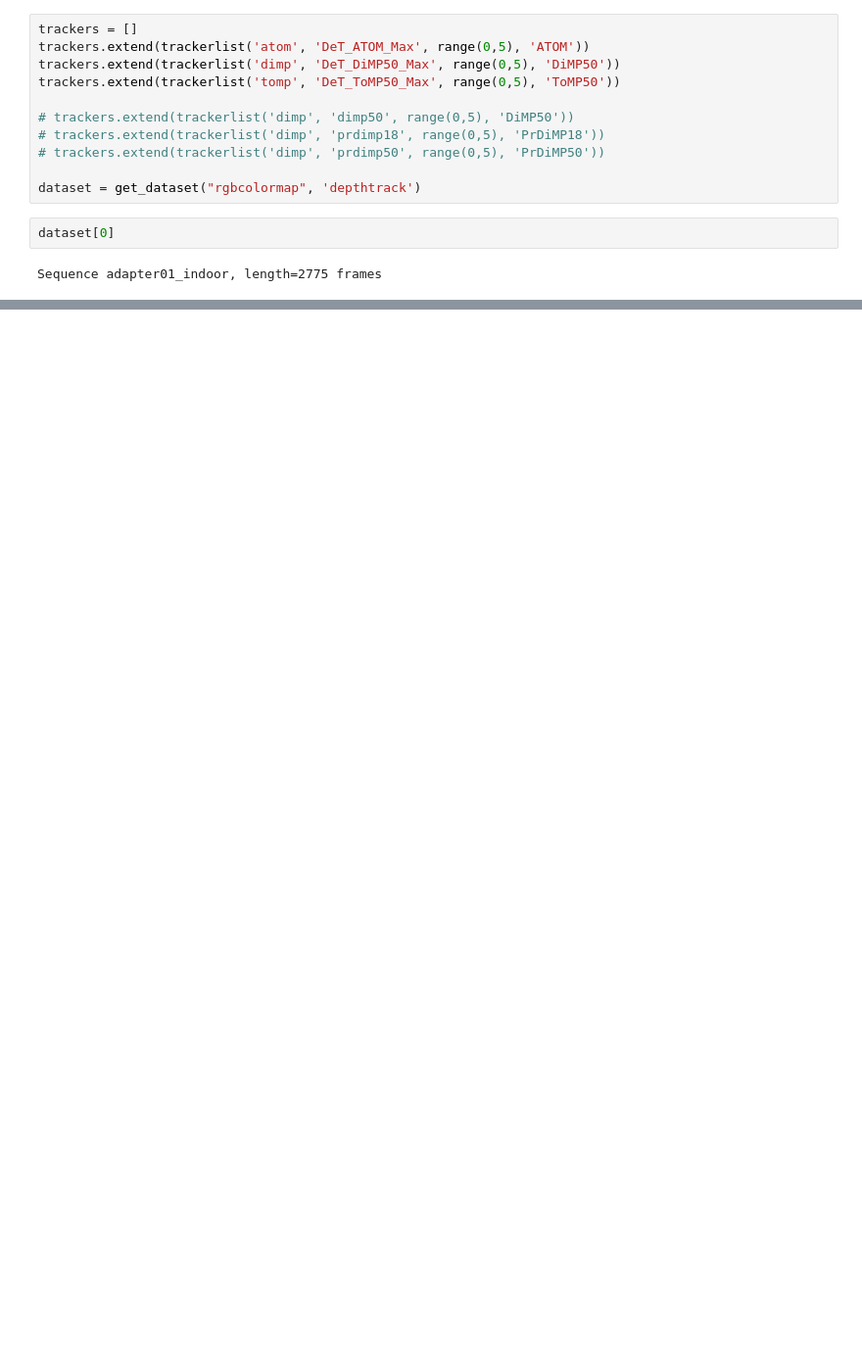
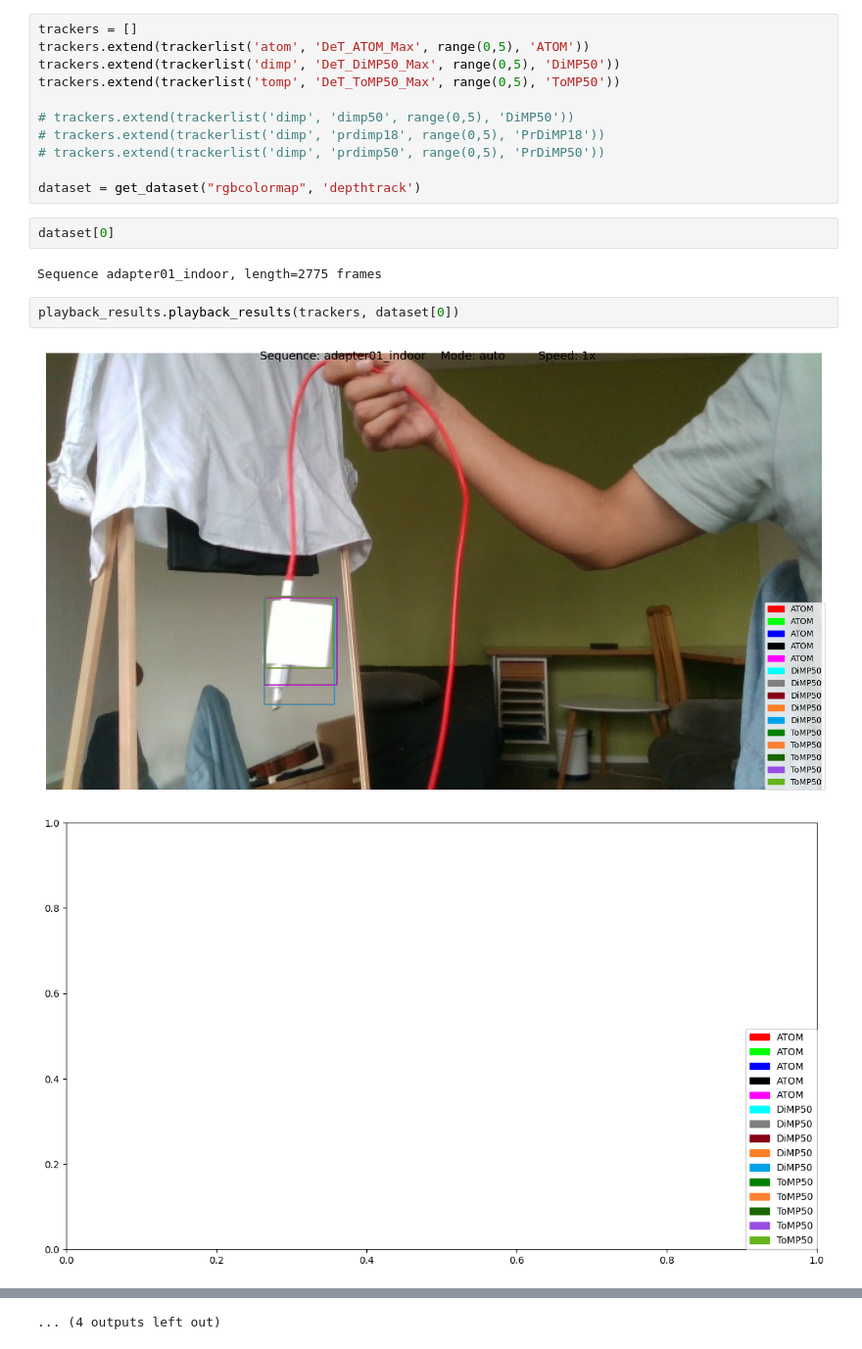
Before and after one commit to otonoco/det, a Jupyter notebook: pytracking/analysis/Untitled.ipynb, the cells around one changed output, grey strips where cells are left out. Shown at 98% size. Drawn from its saved outputs; the diff is of its cells as text; blank space fills up the shorter version.

```diff
--- a/pytracking/analysis/Untitled.ipynb
+++ b/pytracking/analysis/Untitled.ipynb
@@ -29,3 +33,8 @@ dataset = get_dataset("rgbcolormap", 'depthtrack')
 dataset[0]
 # %% [output]
 Sequence adapter01_indoor, length=2775 frames
+# %%
+playback_results.playback_results(trackers, dataset[0])
+# %% [output]
+[figure, added]
+[figure, added]
@@ -32,3 +51,4 @@ Sequence adapter01_indoor, length=2775 frames
+... (4 outputs left out)
 # %%
 playback_results.playback_results(trackers, dataset[0])
 # %% [output]
```
Also changed, not shown: parts of 3 cells of this notebook.
